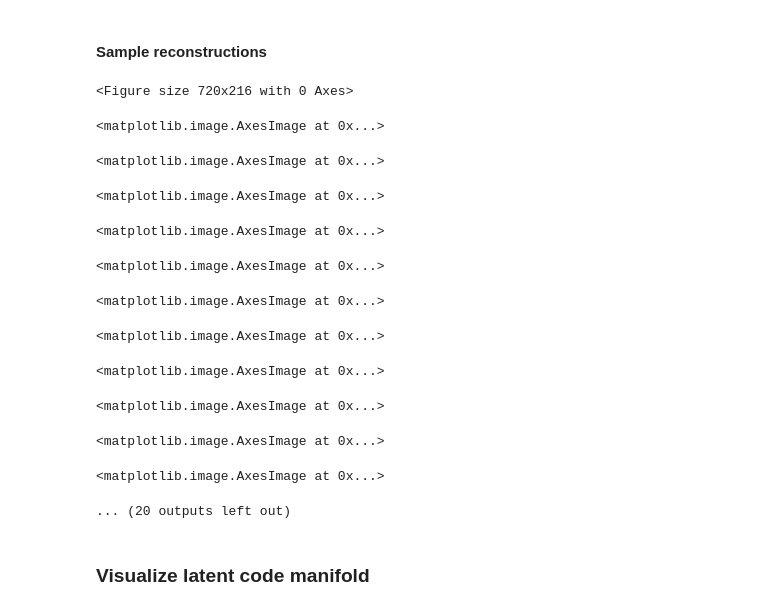
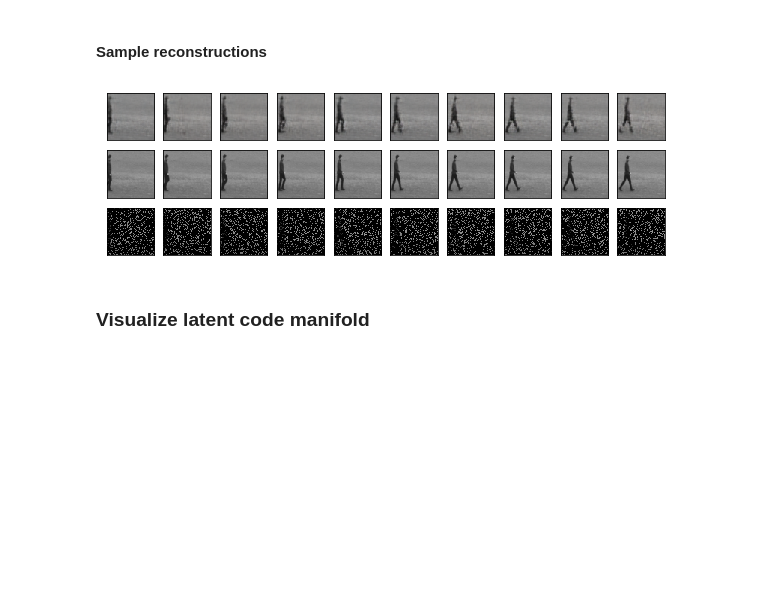
Before and after one commit to CSIPlab/GMLR, a Jupyter notebook: gmlr_details.ipynb, the cells around one changed output. Saved outputs shown, nothing was run; the diff lists cells and outputs as text; code cells hidden in the pictures; blank space fills up the shorter version.

```diff
--- a/gmlr_details.ipynb
+++ b/gmlr_details.ipynb
@@ -101,7 +69,7 @@ for i in range (0,z_test.shape[0]):
 Here we set the rank of the latent code representation and the process (either SVD or PCA). If we select low_rank=0, low rank constraint is not applied. We also set the weight on similarity constraint here.
 # %%
 low_rank=2 # Can be at most max([z_dim,sequence_size]), If it is 0, then low rank constraint is not applied
-low_rank_type='pca' #'svd': Select top r singular value; 'pca': Select mean and top r-1 pca components
+low_rank_type='svd' #'svd': Select top r singular value; 'pca': Select mean and top r-1 pca components
 lamda= 1 # Weight on similarity constraint, total loss= lamda* MSE+ (1-lamda)* similarity constraint
 # %% [markdown]
 ### Set update type and optimization parameters
@@ -109,12 +77,7 @@ Here we select whether we update only latent codes (latent), or only network wei
 # %%
 update_type='joint'#'latent','gen','joint'
 test_size=sequence_size
-test_epochs=1000
+test_epochs=2000
 test_batch_size=sequence_size
-opt='adam' #'sgd','adam'
-if opt=='sgd':
-    lr=1.0*test_batch_size/256.0
-    alpha=200.0*test_batch_size/256.0
-elif opt=='adam':
-    lr=0.01*test_batch_size/256.0
-    alpha=200.0*test_batch_size/256.0
+lr=0.001*test_batch_size/256.0
+alpha=200.0*test_batch_size/256.0
@@ -261,0 +186,15 @@ if measurement_type=='missing':
+# %%
+if nc==3:
+    z_dim=256  # Dimension of latent code
+elif nc==1:
+    z_dim=32  # Dimension of latent code
+z_init='fixed_seed' # fixed_z, fixed_seed, random_seed
+seed=100 # Used when fixed seed or fixed_z is selected
+z_test=np.zeros((x_test.shape[0],z_dim))
+if z_init=='fixed_seed':
+    np.random.seed(seed)
+for i in range (0,z_test.shape[0]):
+    if z_init=='fixed_z':
+        np.random.seed(seed)
+    z_test[i,:]=np.random.normal(loc=0, scale=1.0, size=(1,z_dim))
+    z_test[i] = z_test[i, :] / np.linalg.norm(z_test[i, :], 2)
@@ -267,10 +247,7 @@ loss_z_test=[]
 x_rec=np.zeros((x_test.shape[0],nc,ngf,ndf))
 for batch_idx in range(0,batch_no):
     generator.load_state_dict(torch.load(init_model))
-    if opt=='sgd':
-        optimizer = torch.optim.SGD(generator.parameters(), lr)
-    elif opt=='adam':
-        optimizer = torch.optim.Adam(generator.parameters(), lr)
+    optimizer = torch.optim.Adam(generator.parameters(), lr)
     loss_epoch=[]
     loss_z_epoch=[]
     epoch_idx=idx
@@ -397,6 +369,9 @@ for i in range(n):
         plt.gray()
         ax.get_xaxis().set_visible(False)
         ax.get_yaxis().set_visible(False)
+        if i==0:
+            plt.ylabel('Reconstruction')
+            plt.hold(True)
 
         # Plot original
         ax = plt.subplot(2+corrupt, n, i + 1+1*n)
@@ -404,6 +379,9 @@ for i in range(n):
         plt.gray()
         ax.get_xaxis().set_visible(False)
         ax.get_yaxis().set_visible(False)
+        if i==0:
+            plt.ylabel('Original')
+            plt.hold(True)
         if corrupt==1:
             # Plot inpainted
             ax = plt.subplot(2+corrupt, n, i + 1+2*n)
@@ -411,52 +389,44 @@ for i in range(n):
             plt.gray()
             ax.get_xaxis().set_visible(False)
             ax.get_yaxis().set_visible(False)
+            if i==0:
+                plt.ylabel('Missing')
+                plt.hold(True)
 
     elif nc==3:
         # Plot reconstruction
         ax = plt.subplot(2+corrupt, n, i + 1)
         temp=x_rec[i+start_fig]
         temp1=np.zeros((ngf, ndf,nc))
         for chan in range (0,nc):
             temp1[:,:,chan]=temp[chan,:,:]
         plt.imshow(temp1)
         ax.get_xaxis().set_visible(False)
         ax.get_yaxis().set_visible(False)
 
         # Plot original
         ax = plt.subplot(2+corrupt, n, i + 1+1*n)
         temp=x_test_org[i+start_fig]
         temp1=np.zeros((ngf, ndf,nc))
         for chan in range (0,nc):
             temp1[:,:,chan]=temp[chan,:,:]
         plt.imshow(temp1)
         plt.gray()
         ax.get_xaxis().set_visible(False)
         ax.get_yaxis().set_visible(False)
         if corrupt==1:
             # Plot inpainted
             ax = plt.subplot(2+corrupt, n, i + 1+2*n)
             temp=x_test[i+start_fig]/2+0.5
             temp1=np.zeros((ngf, ndf,nc))
             for chan in range (0,nc):
                 temp1[:,:,chan]=temp[chan,:,:]
             plt.imshow(temp1)
             ax.get_xaxis().set_visible(False)
             ax.get_yaxis().set_visible(False)
+plt.show();
 # %% [output]
-<Figure size 720x216 with 0 Axes>
-<matplotlib.image.AxesImage at 0x...>
-<matplotlib.image.AxesImage at 0x...>
-<matplotlib.image.AxesImage at 0x...>
-<matplotlib.image.AxesImage at 0x...>
-<matplotlib.image.AxesImage at 0x...>
-<matplotlib.image.AxesImage at 0x...>
-<matplotlib.image.AxesImage at 0x...>
-<matplotlib.image.AxesImage at 0x...>
-<matplotlib.image.AxesImage at 0x...>
-<matplotlib.image.AxesImage at 0x...>
-<matplotlib.image.AxesImage at 0x...>
-... (20 outputs left out)
+[figure, added]
 # %% [markdown]
 ### Visualize latent code manifold
 # %%
```
Also changed, not shown: parts of 27 cells of this notebook, 1 other file.
